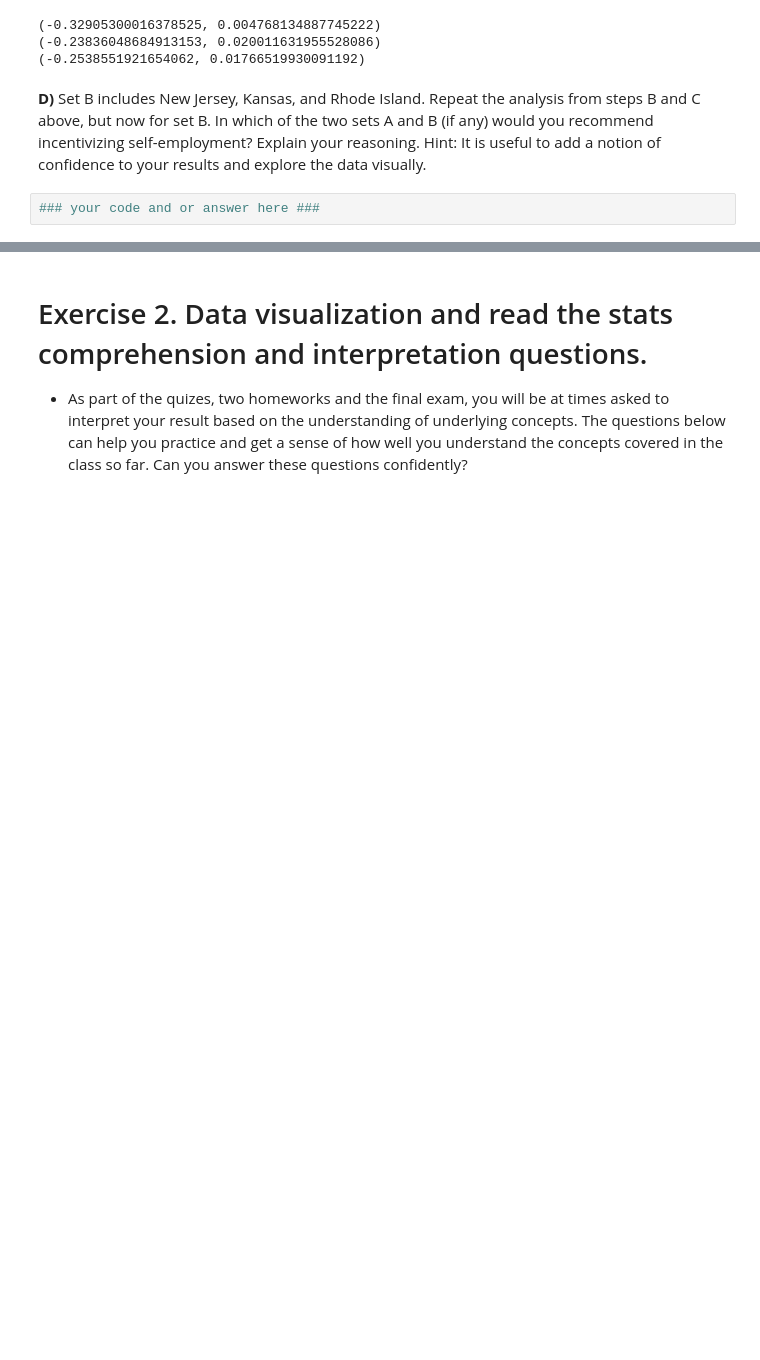
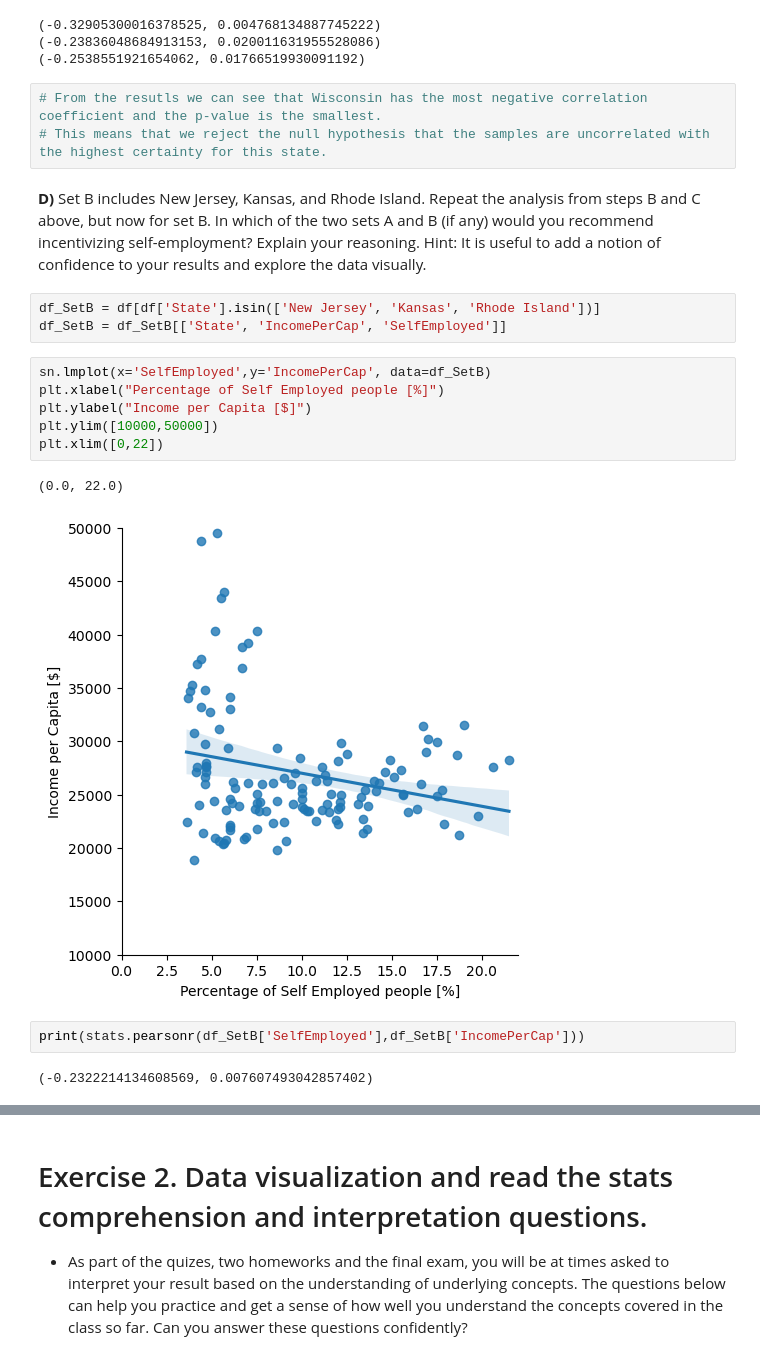
Before and after one commit to nicoraith/2022, a Jupyter notebook: Tutorials/03 - Describing data/Describing_data_exercise.ipynb, the cells around one changed output, grey strips where cells are left out. Cells and saved outputs as stored; diff of their text form; blank space fills up the shorter version.

```diff
--- a/Tutorials/03 - Describing data/Describing_data_exercise.ipynb
+++ b/Tutorials/03 - Describing data/Describing_data_exercise.ipynb
@@ -236,7 +235,24 @@ print(stats.pearsonr(Minnesota_per_capita_self_empl['SelfEmployed'],Minnesota_pe
 (-0.32905300016378525, 0.004768134887745222)
 (-0.23836048684913153, 0.020011631955528086)
 (-0.2538551921654062, 0.01766519930091192)
+# %%
+# From the resutls we can see that Wisconsin has the most negative correlation coefficient and the p-value is the smallest.
+# This means that we reject the null hypothesis that the samples are uncorrelated with the highest certainty for this state.
 # %% [markdown]
 **D)** Set B includes New Jersey, Kansas, and Rhode Island. Repeat the analysis from steps B and C above, but now for set B. In which of the two sets A and B (if any) would you recommend incentivizing self-employment? Explain your reasoning. Hint: It is useful to add a notion of confidence to your results and explore the data visually.
-# %%
-### your code and or answer here ###
+# %%
+df_SetB = df[df['State'].isin(['New Jersey', 'Kansas', 'Rhode Island'])]
+df_SetB = df_SetB[['State', 'IncomePerCap', 'SelfEmployed']]
+# %%
+sn.lmplot(x='SelfEmployed',y='IncomePerCap', data=df_SetB)
+plt.xlabel("Percentage of Self Employed people [%]")
+plt.ylabel("Income per Capita [$]")
+plt.ylim([10000,50000])
+plt.xlim([0,22])
+# %% [output]
+(0.0, 22.0)
+[figure, added]
+# %%
+print(stats.pearsonr(df_SetB['SelfEmployed'],df_SetB['IncomePerCap']))
+# %% [output]
+(-0.2322214134608569, 0.007607493042857402)
```
Also changed, not shown: parts of 19 cells of this notebook, 2 other files.
